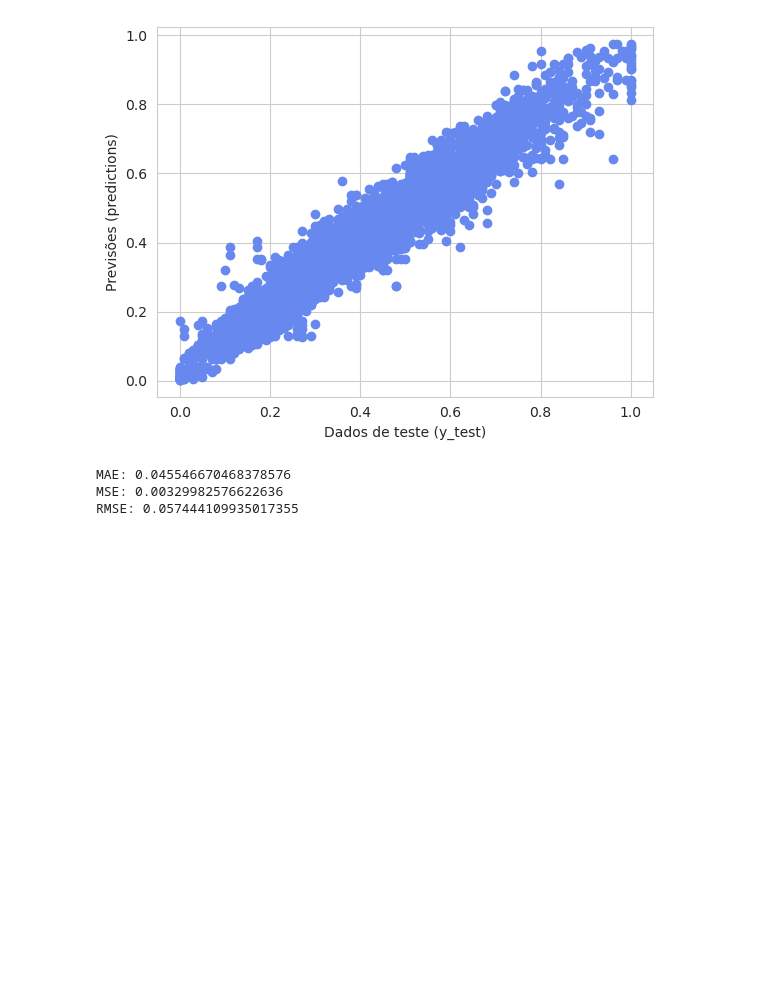
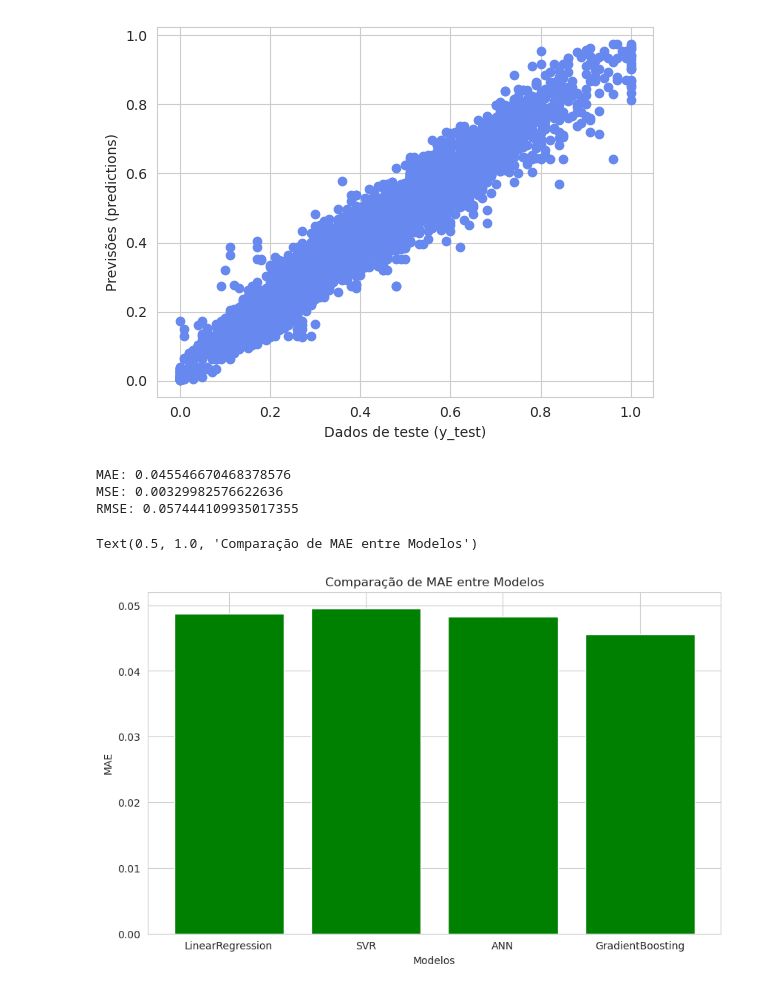
Before and after one commit to joaofaria19/DAA-Trabalho, a Jupyter notebook: Burnrate.ipynb, the cells around one changed output. Cells and saved outputs as stored; diff of their text form; code cells hidden in the pictures; blank space fills up the shorter version.

Commit message:
Comparação MAE

```diff
--- a/Burnrate.ipynb
+++ b/Burnrate.ipynb
@@ -860,3 +860,18 @@ print(f'RMSE: {np.sqrt(mean_squared_error(y_test, prediction_boost))}')
 MAE: 0.045546670468378576
 MSE: 0.00329982576622636
 RMSE: 0.057444109935017355
+# %%
+models = ['LinearRegression', 'SVR', 'ANN', 'GradientBoosting']
+# %%
+mae_values = [mean_absolute_error(y_test, prediction_lm), mean_absolute_error(y_test, prediction_svr), mean_absolute_error(y_test_unscaled, predictions_ann), mean_absolute_error(y_test, prediction_boost)]
+# %%
+plt.figure(figsize=(10, 6))
+plt.bar(models, mae_values, color='green')
+
+# Adicionar rótulos e título
+plt.xlabel('Modelos')
+plt.ylabel('MAE')
+plt.title('Comparação de MAE entre Modelos')
+# %% [output]
+Text(0.5, 1.0, 'Comparação de MAE entre Modelos')
+[figure, added]
```
